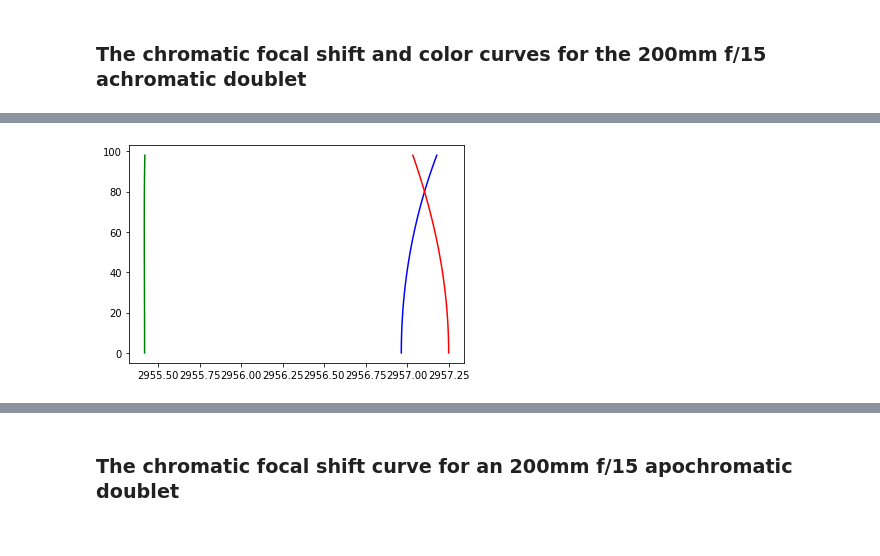
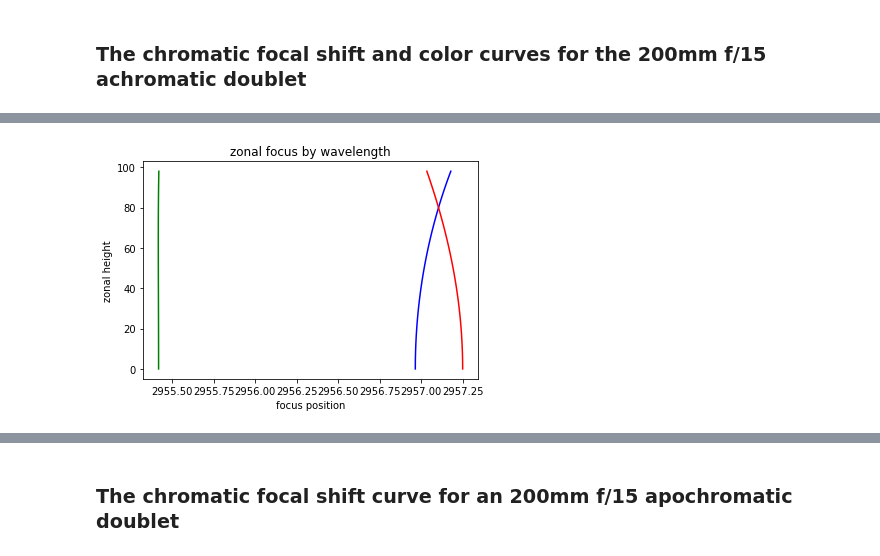
Before and after one commit to tgani/ray_tracing, a Jupyter notebook: Meridional_Ray_Tracing.ipynb, the cells around one changed output, grey strips where cells are left out. Cells and saved outputs as stored; diff of their text form; code cells hidden in the pictures.

```diff
--- a/Meridional_Ray_Tracing.ipynb
+++ b/Meridional_Ray_Tracing.ipynb
@@ -191,6 +328,6 @@ def chromatic_focal_shift(wvl_begin, wvl_end, R, d, media, z_height):
     plt.plot(xvals, yvals)
 # %%
-def color_curves(R, d, media):
+def color_curves(prescription):
     z_height = 0.01  # Can't be 0 as equations break down
     yvals=list()
     xvals_blue_focus=list()
@@ -198,10 +335,13 @@ def color_curves(R, d, media):
     xvals_red_focus=list()
     while z_height <= 100.0:
         yvals.append(z_height)
-        xvals_blue_focus.append(meridional_ray_trace(Blue, R, d, media, z_height, False))
-        xvals_green_focus.append(meridional_ray_trace(Green, R, d, media, z_height, False))
-        xvals_red_focus.append(meridional_ray_trace(Red, R, d, media, z_height, False))
+        xvals_blue_focus.append(meridional_ray_trace(Blue, prescription, z_height, False))
+        xvals_green_focus.append(meridional_ray_trace(Green, prescription, z_height, False))
+        xvals_red_focus.append(meridional_ray_trace(Red, prescription, z_height, False))
         z_height += 2
+    plt.title('zonal focus by wavelength')
+    plt.ylabel('zonal height')
+    plt.xlabel('focus position')
     plt.plot(xvals_blue_focus, yvals, color='blue')
     plt.plot(xvals_green_focus, yvals, color='green')
     plt.plot(xvals_red_focus, yvals, color='red')
@@ -288,4 +496,4 @@ chromatic_focal_shift(486, 656, R, d, media, 70.7)
-# %%
-color_curves(R, d, media)
-# %% [output]
-[figure, removed]
+# %%
+color_curves(f15_airspaced_achro)
+# %% [output]
+[figure, added]
```
Also changed, not shown: parts of 31 cells of this notebook.
